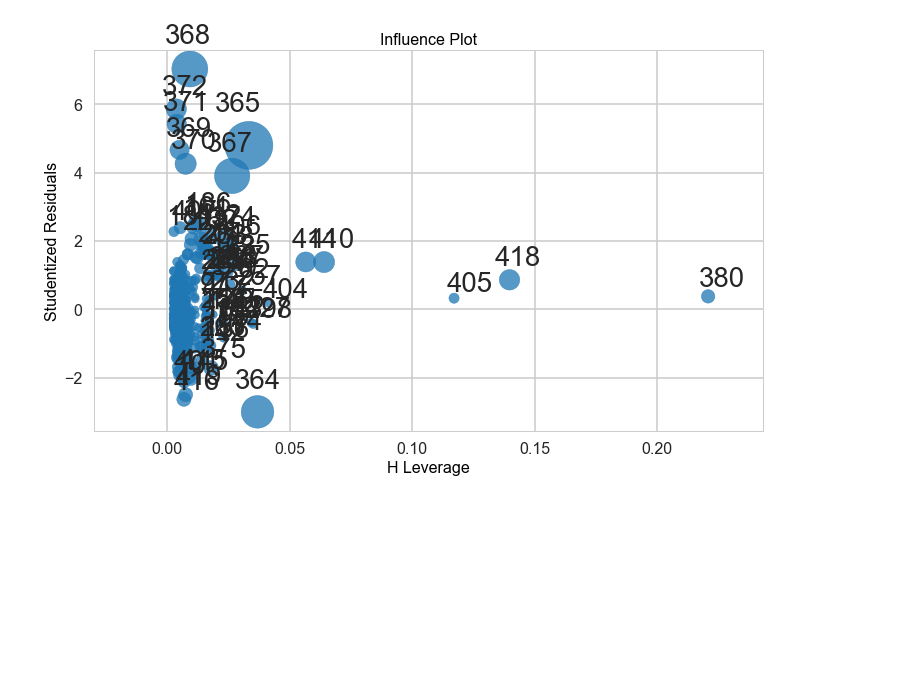
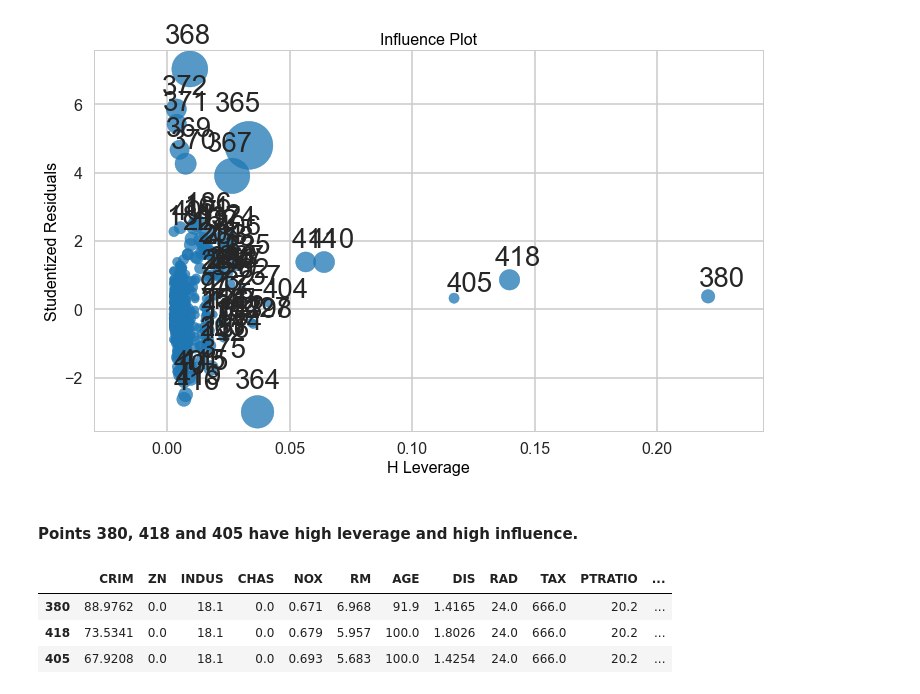
Before and after one commit to nasims/DataScience, a Jupyter notebook: linear_regression/Mini_Project_Linear_Regression_nasims.ipynb, the cells around one changed output. Saved outputs shown, nothing was run; the diff lists cells and outputs as text; code cells hidden in the pictures; blank space fills up the shorter version.

```diff
--- a/linear_regression/Mini_Project_Linear_Regression_nasims.ipynb
+++ b/linear_regression/Mini_Project_Linear_Regression_nasims.ipynb
@@ -944,3 +944,13 @@ fig1, ax1 = plt.subplots(figsize=(12,7))
 fig1 = sm.graphics.influence_plot(m1, criterion="cooks",ax= ax1)
 # %% [output]
 [figure]
+# %% [markdown]
+#### Points 380, 418 and 405 have high leverage and high influence.
+# %%
+high_lev = bos.iloc[[380, 418, 405,]]
+high_lev.head()
+# %% [output]
+|  | CRIM | ZN | INDUS | CHAS | NOX | RM | AGE | DIS | RAD | TAX | PTRATIO | ... |
+| 380 | 88.9762 | 0.0 | 18.1 | 0.0 | 0.671 | 6.968 | 91.9 | 1.4165 | 24.0 | 666.0 | 20.2 | ... |
+| 418 | 73.5341 | 0.0 | 18.1 | 0.0 | 0.679 | 5.957 | 100.0 | 1.8026 | 24.0 | 666.0 | 20.2 | ... |
+| 405 | 67.9208 | 0.0 | 18.1 | 0.0 | 0.693 | 5.683 | 100.0 | 1.4254 | 24.0 | 666.0 | 20.2 | ... |
```
Also changed, not shown: parts of 8 cells of this notebook.
